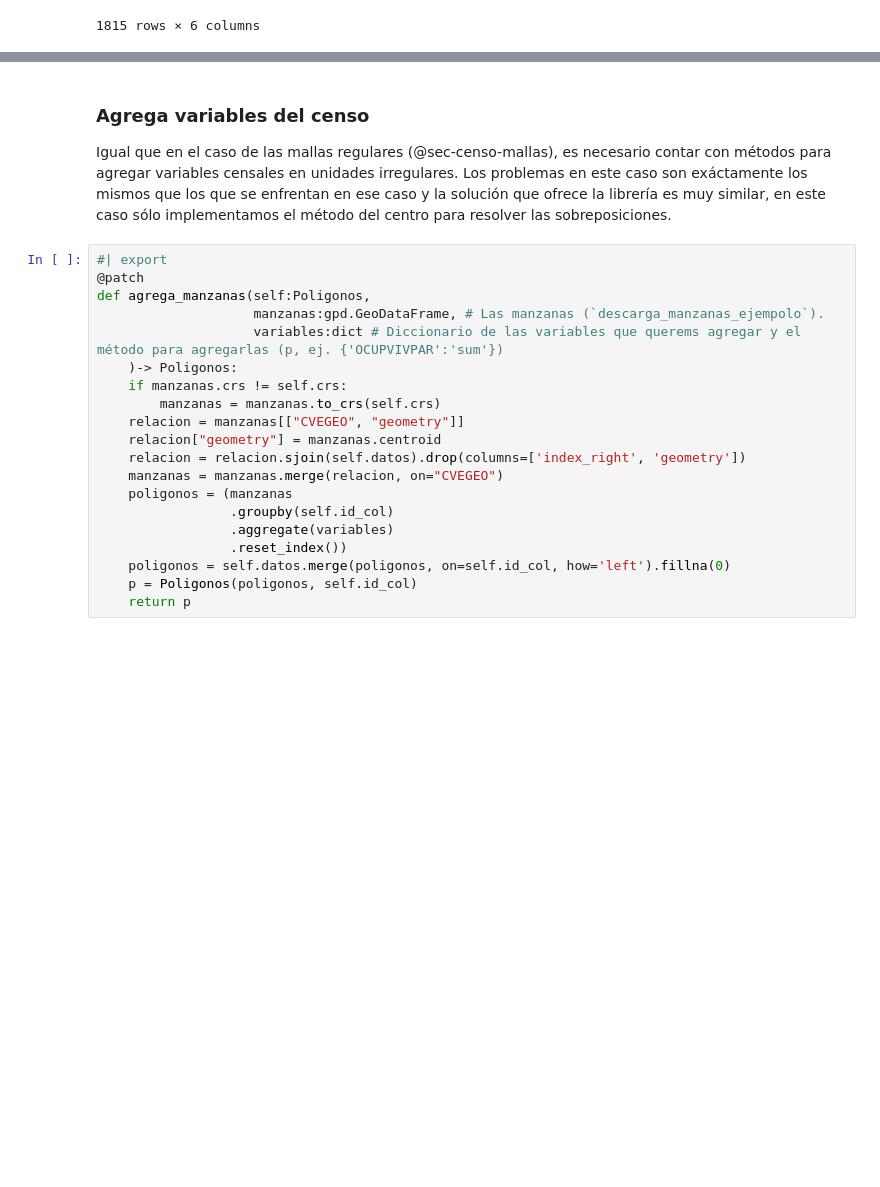
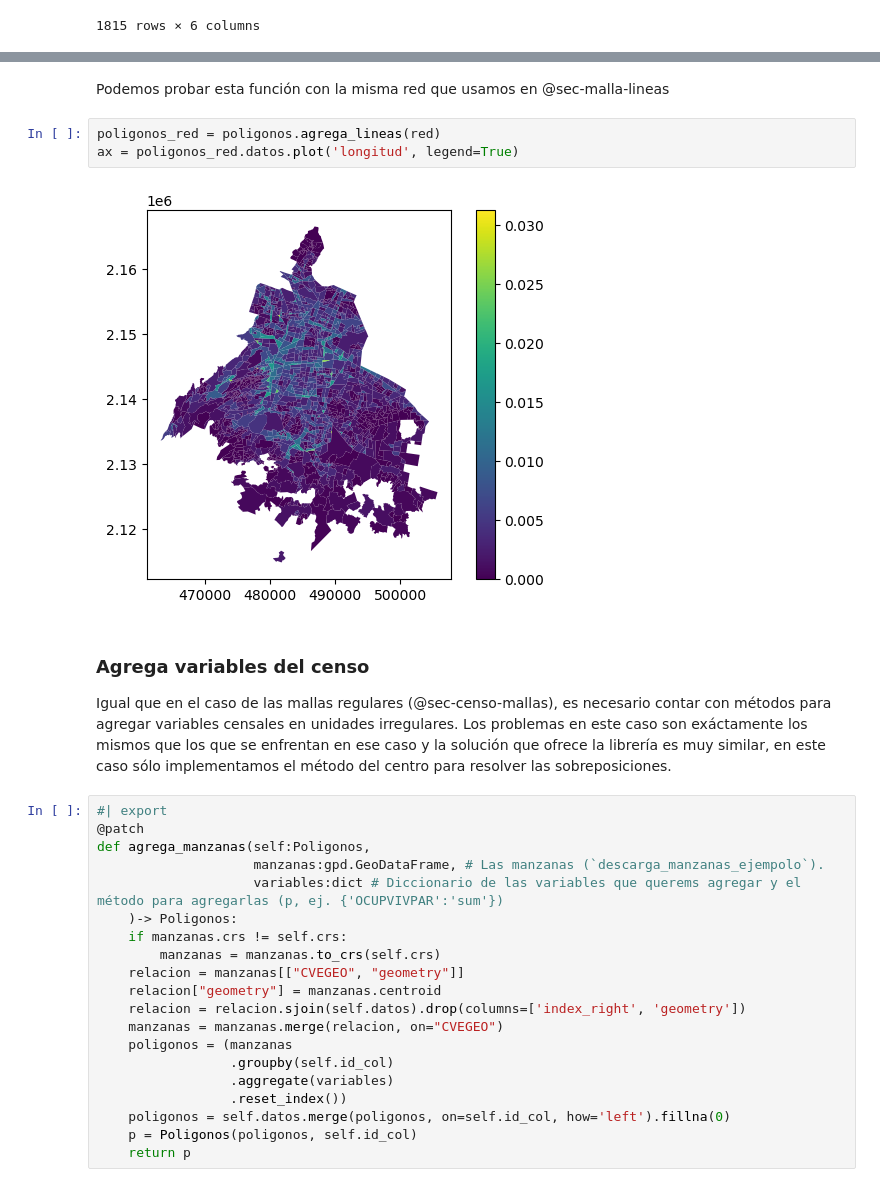
Before and after one commit to CentroGeo/pyLandUseMX, a Jupyter notebook: nbs/api/01_coberturas.ipynb, the cells around one changed output, grey strips where cells are left out. Cells and saved outputs as stored; diff of their text form; blank space fills up the shorter version.

Commit message:
Implementa Poligonos.agrega_lineas fixes #6

```diff
--- a/nbs/api/01_coberturas.ipynb
+++ b/nbs/api/01_coberturas.ipynb
@@ -818,3 +852,10 @@ agregado.datos
+# %% [markdown]
+Podemos probar esta función con la misma red que usamos en @sec-malla-lineas
+# %%
+poligonos_red = poligonos.agrega_lineas(red)
+ax = poligonos_red.datos.plot('longitud', legend=True)
+# %% [output]
+[figure, added]
 # %% [markdown]
 ### Agrega variables del censo
 
```
Also changed, not shown: parts of 3 cells of this notebook, 1 other file.
